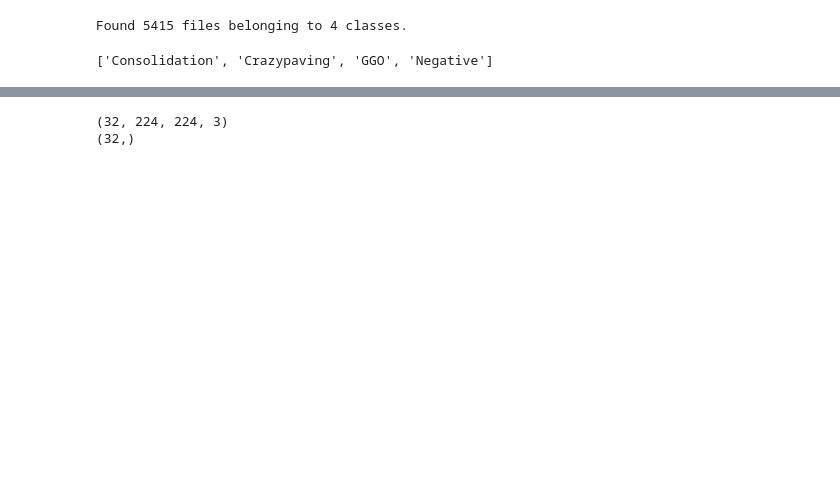
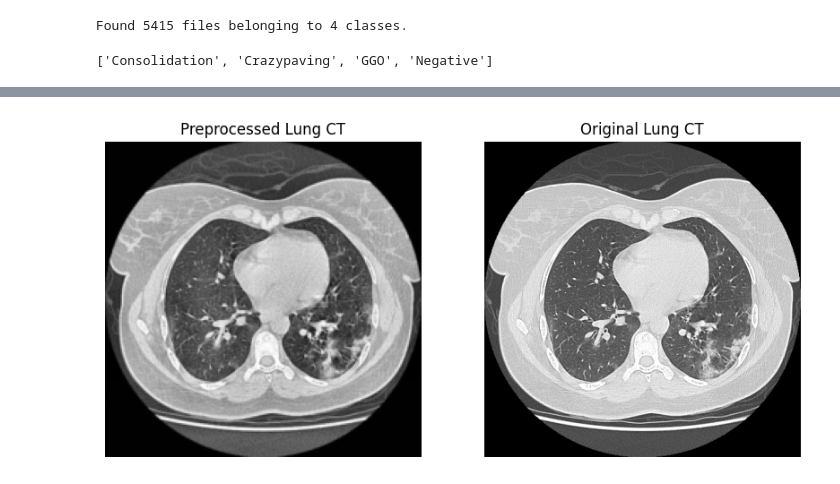
Before and after one commit to RohithRk-05/cnn-project, a Jupyter notebook: codes/Preprocessing.ipynb, the cells around one changed output, grey strips where cells are left out. Drawn from its saved outputs; the diff is of its cells as text; code cells hidden in the pictures; blank space fills up the shorter version.

```diff
--- a/codes/Preprocessing.ipynb
+++ b/codes/Preprocessing.ipynb
@@ -90,7 +117,0 @@ print(dataset.class_names)
-# %%
-for images, labels in dataset.take(1):
-    print(images.shape)
-    print(labels.shape)
-# %% [output]
-(32, 224, 224, 3)
-(32,)
@@ -96,0 +159,25 @@ for images, labels in dataset.take(1):
+# %%
+prep = AdvancedPreprocessing()
+
+# Load your CT image
+image = cv2.imread('/Users/rohithrk/Naruto/Projects/cnn-project/data/RawDataset/Crazypaving/c002 (21).jpg')
+
+# Apply full preprocessing
+processed_image = prep.preprocess(image)
+
+# Visualize
+import matplotlib.pyplot as plt
+
+plt.figure(figsize = (10,5))
+plt.subplot(1,2,1)
+plt.imshow(processed_image, cmap='gray')
+plt.title("Preprocessed Lung CT")
+plt.axis("off")
+
+plt.subplot(1,2,2)
+plt.imshow(image, cmap='gray')
+plt.title("Original Lung CT")
+plt.axis("off")
+plt.show()
+# %% [output]
+[figure, added]
```
Also changed, not shown: parts of 12 cells of this notebook, 3 other files.
